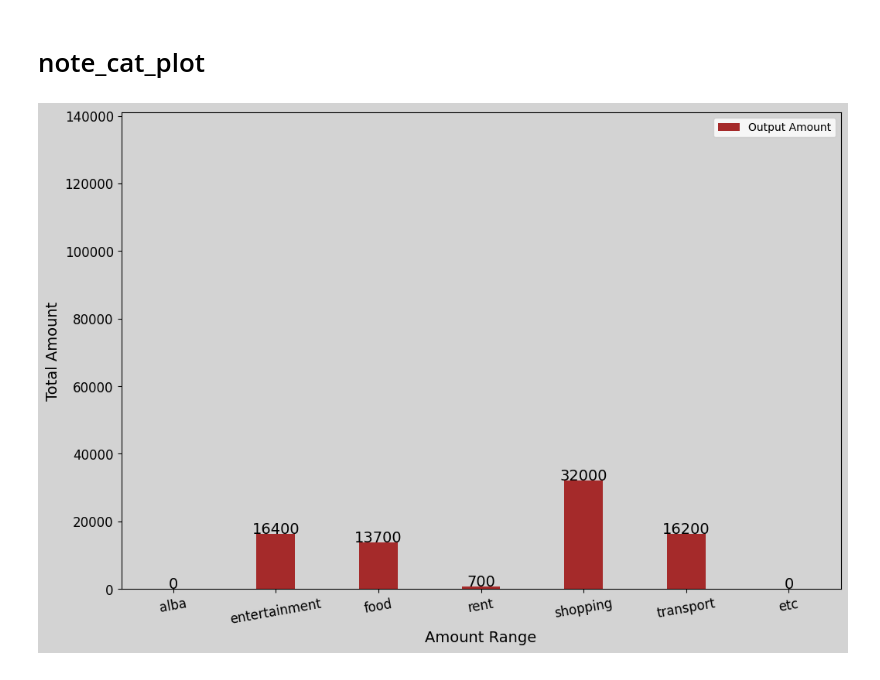
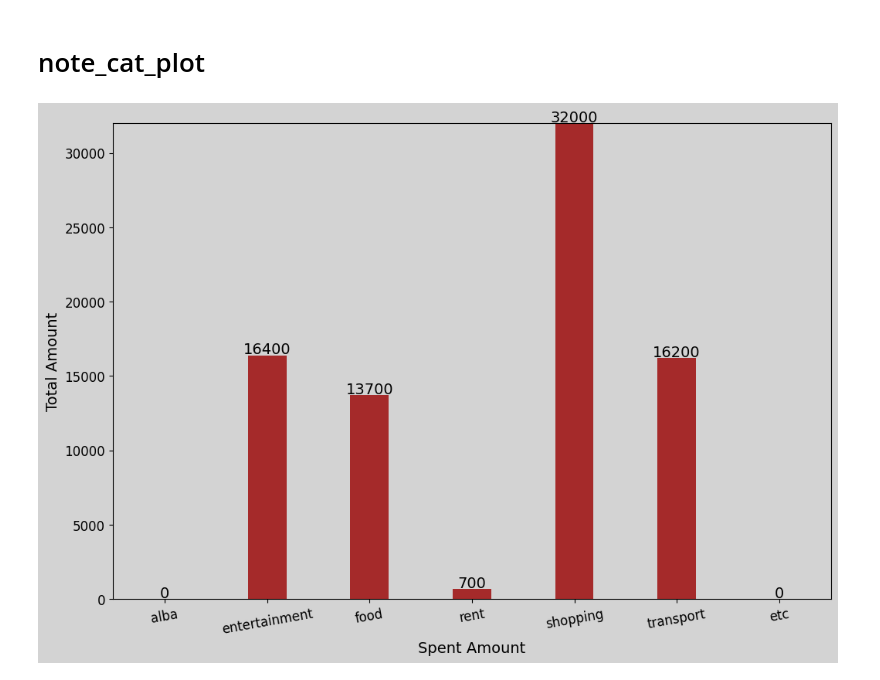
Before and after one commit to MovingJu/Activities, a Jupyter notebook: bar_plot.ipynb, the cells around one changed output. Drawn from its saved outputs; the diff is of its cells as text; code cells hidden in the pictures.

```diff
--- a/bar_plot.ipynb
+++ b/bar_plot.ipynb
@@ -143,39 +143,35 @@ ax.set_facecolor('lightgray')
 
 
 index = np.arange(len(xlist))
 
 
 w = 0.125
 
 
 bars_out = ax.bar(index, ylist, label='Spent Amount', width=w * 3,
                   color='brown')
 
 
 ax.set_xticks(index)
 ax.set_xticklabels(xlist, fontsize=12, rotation=10)
 
 
 ax.set_xlabel('Spent Amount', fontsize=14)
 ax.set_ylabel('Total Amount', fontsize=14)
 ax.tick_params(axis='y', labelsize=12)
 
 
 for idx, bar in enumerate(bars_out):
     ax.text(bar.get_x() + bar.get_width() / 2, bar.get_height() + 100, ylist[idx],
             ha='center', color='black', fontsize=14)
 
 
-j, k = max(max(ylist), max(ylist1)), min(min(ylist), min(ylist1))
+j, k = max(ylist), min(ylist)
 ax.set_ylim(k, j)
 
-
-plt.legend()
-
-
 plt.show()
 # %% [output]
-[figure, old version]
+[figure, new version]
 # %%
 xlist = cat
 
```
Also changed, not shown: parts of 1 cell of this notebook.
